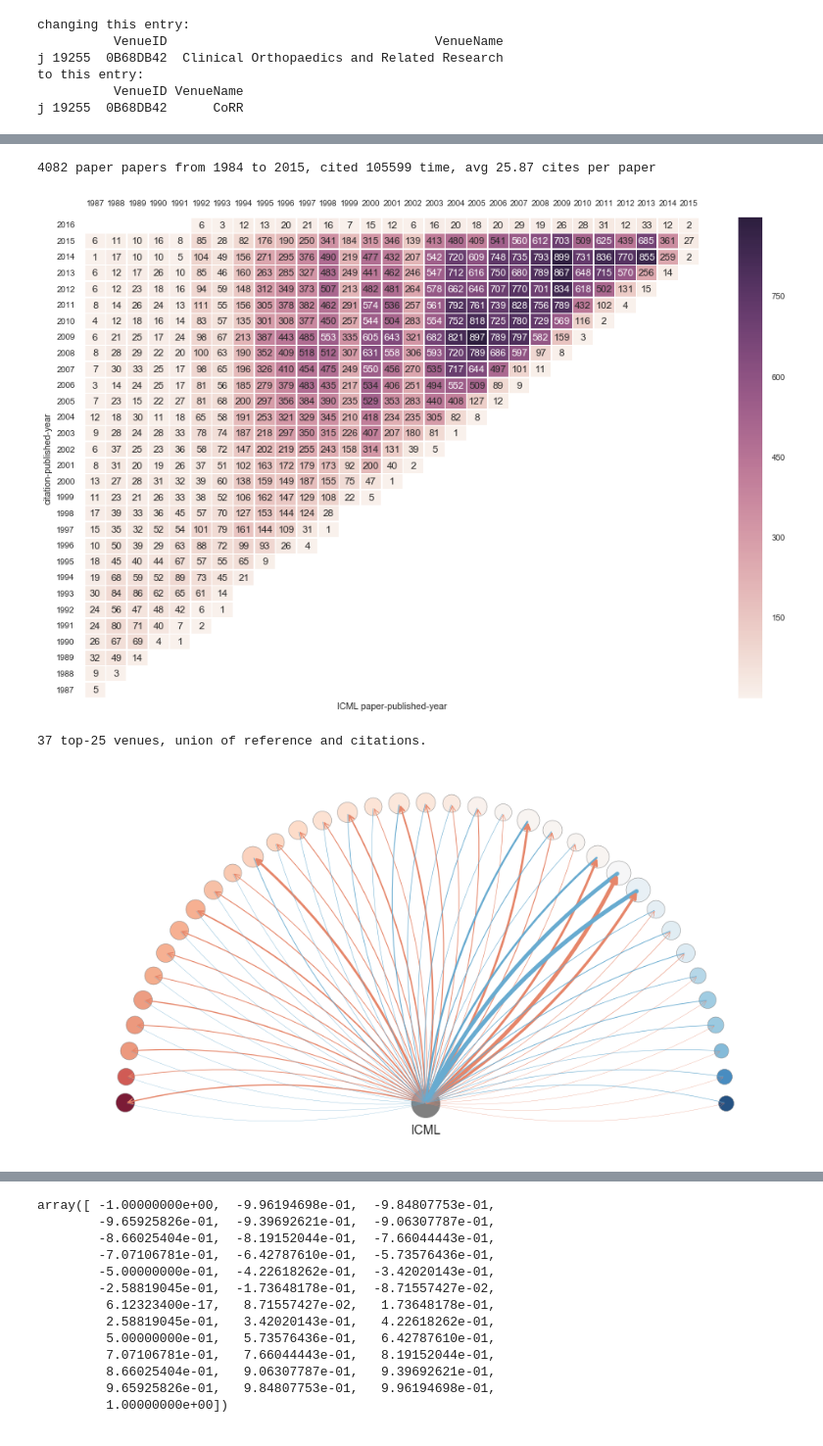
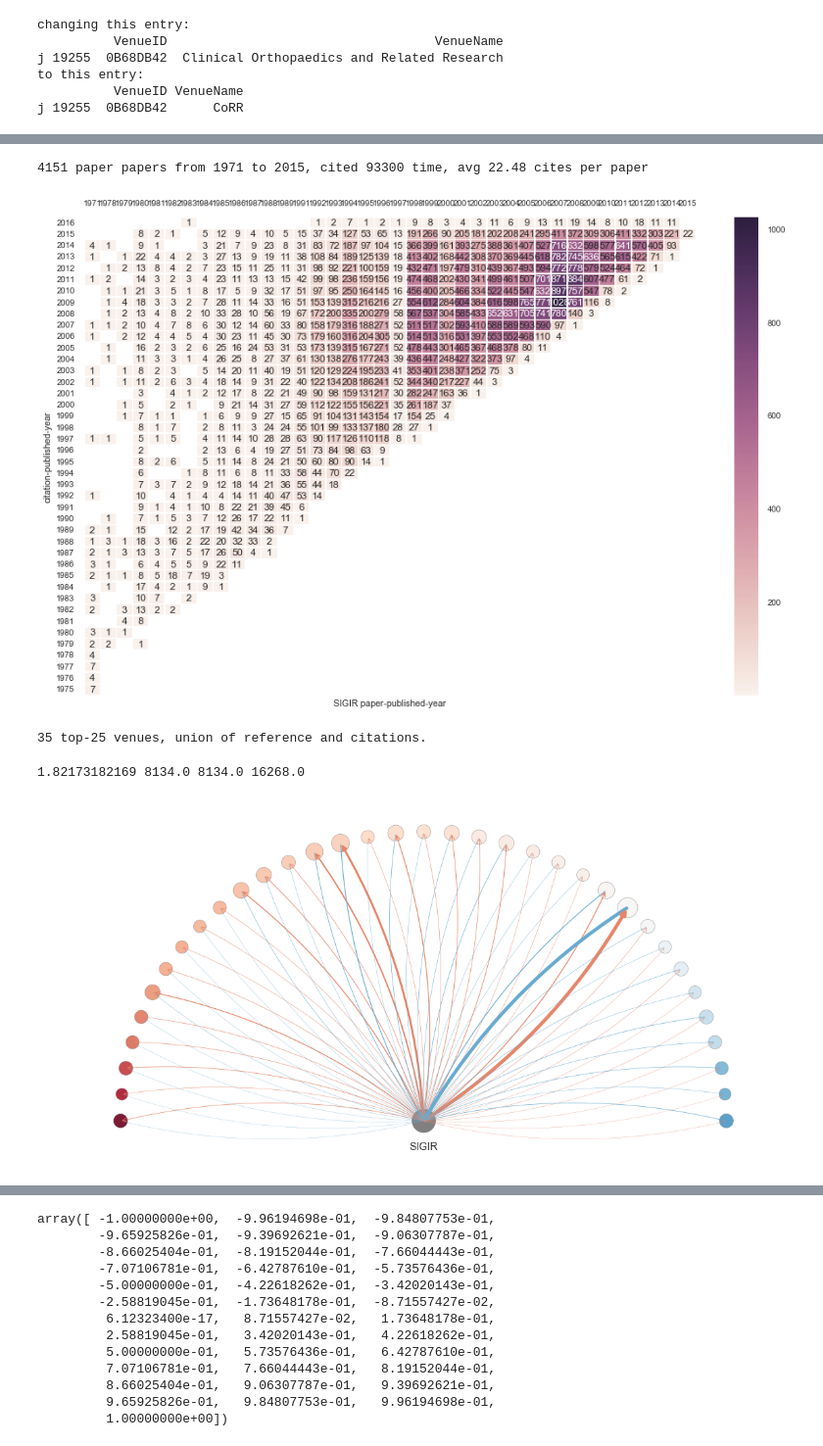
Before and after one commit to lexingxie/academic-graph, a Jupyter notebook: plot_conf_citations.ipynb, the cells around one changed output, grey strips where cells are left out. Shown at 98% size. Saved outputs shown, nothing was run; the diff lists cells and outputs as text; code cells hidden in the pictures.

```diff
--- a/plot_conf_citations.ipynb
+++ b/plot_conf_citations.ipynb
@@ -36,9 +37,10 @@ sns.set()
 
 %matplotlib inline
 
-#conf = 'WSDM'
+conf = 'SIGIR'
 #conf = 'PLDI'
-conf = 'ICML'
+#conf = 'NIPS'
+#conf = 'ACL'
 #conf = 'MM'
 data_dir = './data'
 
@@ -411,8 +418,8 @@ ax.invert_yaxis()
 
 plt.savefig(os.path.join(plot_dir, conf, conf+'_year_citation.png'), transparent=True)
 # %% [output]
-4082 paper papers from 1984 to 2015, cited 105599 time, avg 25.87 cites per paper
+4151 paper papers from 1971 to 2015, cited 93300 time, avg 22.48 cites per paper
-[figure, old version]
+[figure, new version]
 # %%
 """ refs and citation data frames
 PaperID     RefID  PaperPubYear  PaperConfID  RefPubYear RefVenueID
@@ -484,7 +491,7 @@ nx.set_node_attributes(venueG, 'citation_flow', venue_metric)
 #nx.write_graphml(venueG, os.path.join(data_dir, 'citeG.'+conf+'.graphml'))
 #nx.write_gexf(venueG, os.path.join(data_dir, 'citeG.'+conf+'.gexf'))
 # %% [output]
-37 top-25 venues, union of reference and citations.
+35 top-25 venues, union of reference and citations.
 # %%
 # plot the above info as a graph with curved edges
 #import matplotlib.patches as mpatches
@@ -511,6 +518,8 @@ cite_max = max( venue_citation.values() )
 vol_max = max( [r+c for (r, c) in zip(venue_ref.values(), venue_citation.values())] )
 delta_text = 0.02
 
+print(metric_max, ref_max, cite_max, vol_max)
+
 # plot the root node
 #node_viz[conf] = {'size': flowmax*1.25, 'position':{'x': 0, 'y':0, 'z':0}}
 xroot = 0.
@@ -532,7 +541,7 @@ for i,j in enumerate(isort):
 
     # figure out what color and size of the node
     sz = np.round( max_marker * np.log(venue_ref[vn]+venue_citation[vn])/np.log(vol_max) )
-    ci = np.log10(venue_metric[vn])/metric_max * num_clrs/2 + num_clrs/2
+    ci = np.log10(venue_metric[vn]-1e-3)/metric_max * num_clrs/2 + num_clrs/2
     #print(anglelist[i], xp, yp, sz, ci, int(ci) )
 
     # figure out width of the lines
@@ -559,35 +568,37 @@ for i,j in enumerate(isort):
 
     # add text labels
     if np.abs(xp)>1e-6 and np.abs(xp)<0.2 :
         yt = yp + .3*delta_text/np.abs(xp)
     else:
         yt = yp + delta_text
 
     if np.abs(xp)<1e-6:
         xt = xp
-        yt = yp + 6*delta_text
+        yt = yp + 5*delta_text
         halign = 'left'
     elif xp>0:
         xt = xp + delta_text
         halign = 'left'
     else:
         xt = xp - delta_text
         halign = 'right'
 
     h = ax.text(xt, yt, vn, horizontalalignment=halign)
     h_txt.append(h)
 
 ax.set_xlim((-1.2, 1.2))
 ax.set_ylim((-.1, 1.1))
 ax.axis('off')
 
 plt.savefig(os.path.join(plot_dir, conf, conf+'_graph.png'), dpi=cur_dpi, transparent=True)
 
 for h in h_txt:
     h.remove()
+plt.tight_layout()
 plt.savefig(os.path.join(plot_dir, conf, conf+'_mini_graph.png'), dpi=cur_dpi/2.5, transparent=True)
 # %% [output]
+1.82173182169 8134.0 8134.0 16268.0
-[figure, old version]
+[figure, new version]
 # %%
 fig = plt.figure(figsize=(6, 2))
 sns.palplot(dot_colors)
```
Also changed, not shown: parts of 19 cells of this notebook.
